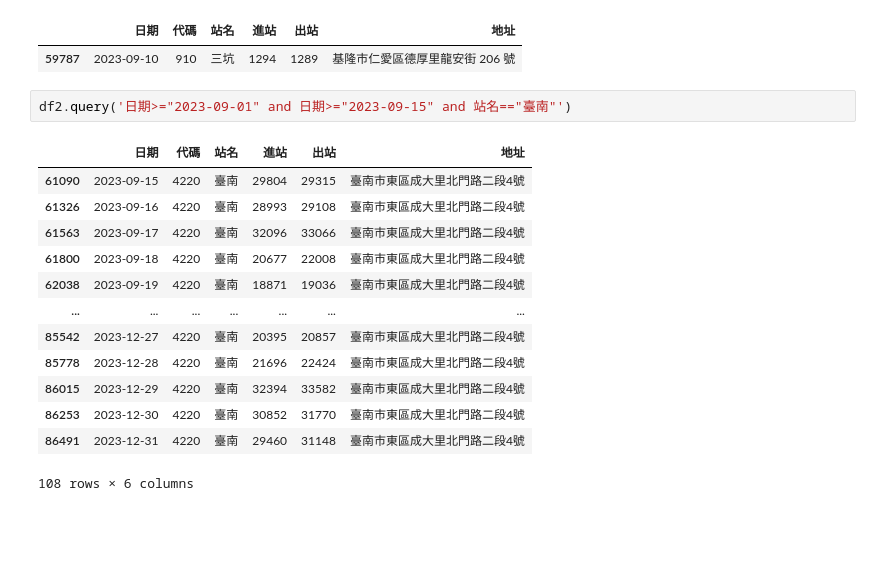
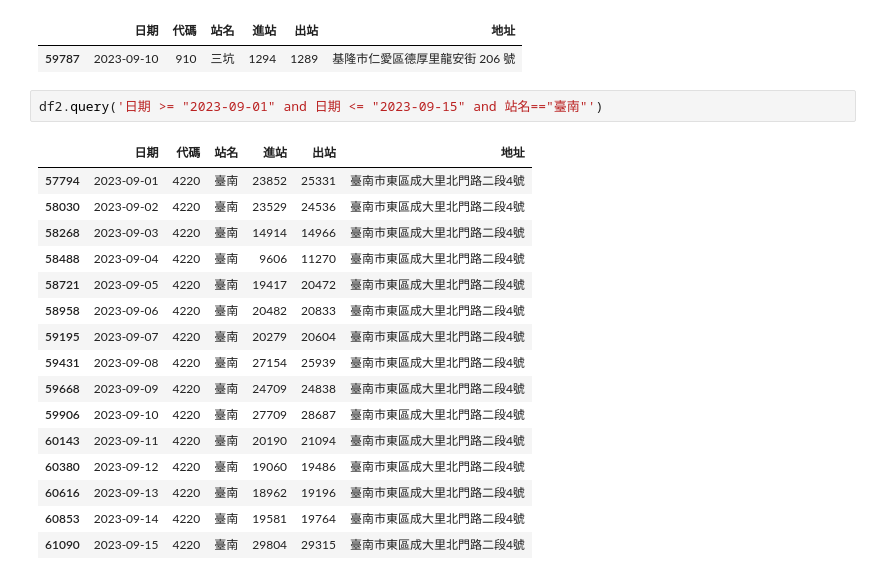
Before and after one commit to Shanpochen/_class_, a Jupyter notebook: lesson12.ipynb, the cells around one changed output. Drawn from its saved outputs; the diff is of its cells as text; blank space fills up the shorter version.

```diff
--- a/lesson12.ipynb
+++ b/lesson12.ipynb
@@ -126,18 +126,21 @@ df2.query('日期=="2023-09-10" and 站名=="三坑"')
 |  | 日期 | 代碼 | 站名 | 進站 | 出站 | 地址 |
 | 59787 | 2023-09-10 | 910 | 三坑 | 1294 | 1289 | 基隆市仁愛區德厚里龍安街 206 號 |
 # %%
-df2.query('日期>="2023-09-01" and 日期>="2023-09-15" and 站名=="臺南"')
+df2.query('日期 >= "2023-09-01" and 日期 <= "2023-09-15" and 站名=="臺南"')
 # %% [output]
 |  | 日期 | 代碼 | 站名 | 進站 | 出站 | 地址 |
+| 57794 | 2023-09-01 | 4220 | 臺南 | 23852 | 25331 | 臺南市東區成大里北門路二段4號 |
+| 58030 | 2023-09-02 | 4220 | 臺南 | 23529 | 24536 | 臺南市東區成大里北門路二段4號 |
+| 58268 | 2023-09-03 | 4220 | 臺南 | 14914 | 14966 | 臺南市東區成大里北門路二段4號 |
+| 58488 | 2023-09-04 | 4220 | 臺南 | 9606 | 11270 | 臺南市東區成大里北門路二段4號 |
+| 58721 | 2023-09-05 | 4220 | 臺南 | 19417 | 20472 | 臺南市東區成大里北門路二段4號 |
+| 58958 | 2023-09-06 | 4220 | 臺南 | 20482 | 20833 | 臺南市東區成大里北門路二段4號 |
+| 59195 | 2023-09-07 | 4220 | 臺南 | 20279 | 20604 | 臺南市東區成大里北門路二段4號 |
+| 59431 | 2023-09-08 | 4220 | 臺南 | 27154 | 25939 | 臺南市東區成大里北門路二段4號 |
+| 59668 | 2023-09-09 | 4220 | 臺南 | 24709 | 24838 | 臺南市東區成大里北門路二段4號 |
+| 59906 | 2023-09-10 | 4220 | 臺南 | 27709 | 28687 | 臺南市東區成大里北門路二段4號 |
+| 60143 | 2023-09-11 | 4220 | 臺南 | 20190 | 21094 | 臺南市東區成大里北門路二段4號 |
+| 60380 | 2023-09-12 | 4220 | 臺南 | 19060 | 19486 | 臺南市東區成大里北門路二段4號 |
+| 60616 | 2023-09-13 | 4220 | 臺南 | 18962 | 19196 | 臺南市東區成大里北門路二段4號 |
+| 60853 | 2023-09-14 | 4220 | 臺南 | 19581 | 19764 | 臺南市東區成大里北門路二段4號 |
 | 61090 | 2023-09-15 | 4220 | 臺南 | 29804 | 29315 | 臺南市東區成大里北門路二段4號 |
-| 61326 | 2023-09-16 | 4220 | 臺南 | 28993 | 29108 | 臺南市東區成大里北門路二段4號 |
-| 61563 | 2023-09-17 | 4220 | 臺南 | 32096 | 33066 | 臺南市東區成大里北門路二段4號 |
-| 61800 | 2023-09-18 | 4220 | 臺南 | 20677 | 22008 | 臺南市東區成大里北門路二段4號 |
-| 62038 | 2023-09-19 | 4220 | 臺南 | 18871 | 19036 | 臺南市東區成大里北門路二段4號 |
-| ... | ... | ... | ... | ... | ... | ... |
-| 85542 | 2023-12-27 | 4220 | 臺南 | 20395 | 20857 | 臺南市東區成大里北門路二段4號 |
-| 85778 | 2023-12-28 | 4220 | 臺南 | 21696 | 22424 | 臺南市東區成大里北門路二段4號 |
-| 86015 | 2023-12-29 | 4220 | 臺南 | 32394 | 33582 | 臺南市東區成大里北門路二段4號 |
-| 86253 | 2023-12-30 | 4220 | 臺南 | 30852 | 31770 | 臺南市東區成大里北門路二段4號 |
-| 86491 | 2023-12-31 | 4220 | 臺南 | 29460 | 31148 | 臺南市東區成大里北門路二段4號 |
-108 rows × 6 columns
```
Also changed, not shown: 2 other files.
